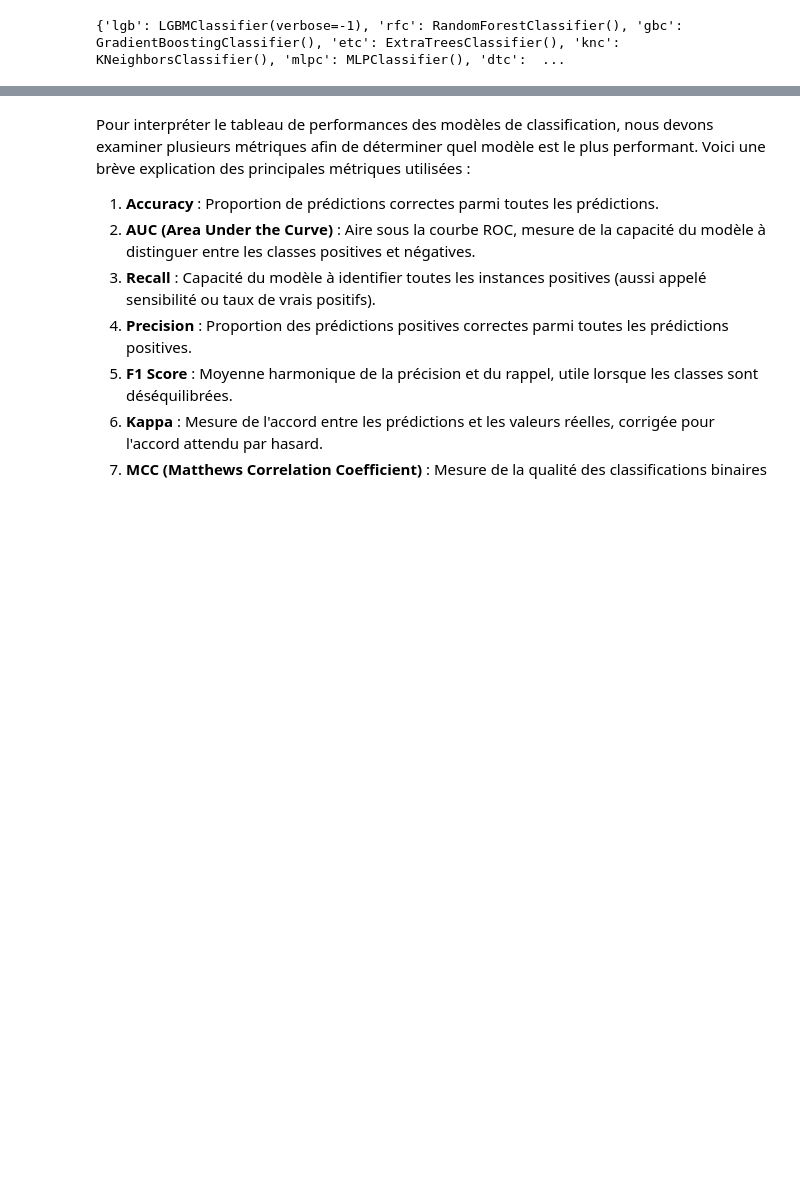
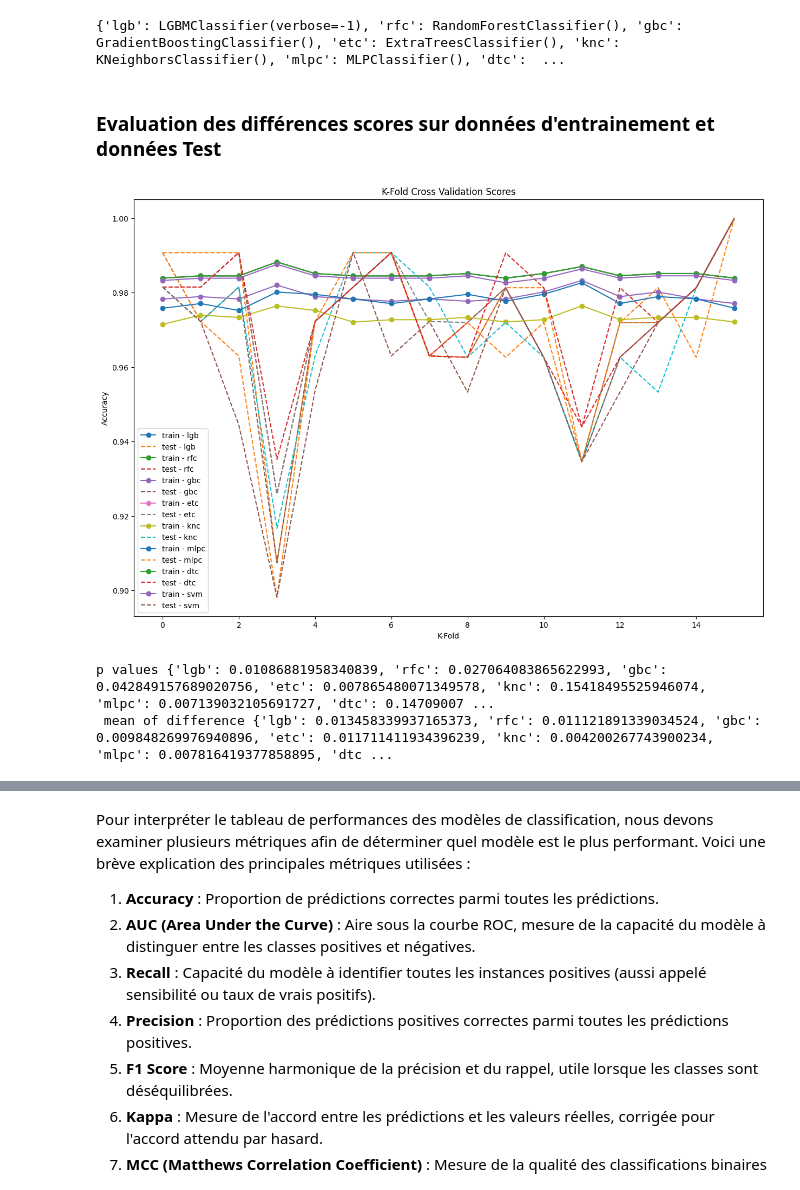
Before and after one commit to KokouNoe/muscoloskeletal_disorder_prediction, a Jupyter notebook: TMC_prediction.ipynb, the cells around one changed output, grey strips where cells are left out. Saved outputs shown, nothing was run; the diff lists cells and outputs as text; code cells hidden in the pictures; blank space fills up the shorter version.

```diff
--- a/TMC_prediction.ipynb
+++ b/TMC_prediction.ipynb
@@ -498,3 +503,5 @@ filtered_models = {name: model for name, model in models.items() if name in ['lg
 print(filtered_models)
 # %% [output]
 {'lgb': LGBMClassifier(verbose=-1), 'rfc': RandomForestClassifier(), 'gbc': GradientBoostingClassifier(), 'etc': ExtraTreesClassifier(), 'knc': KNeighborsClassifier(), 'mlpc': MLPClassifier(), 'dtc':  ...
+# %% [markdown]
+### Evaluation des différences scores sur données d'entrainement et données Test
@@ -500,0 +543,52 @@ print(filtered_models)
+# %%
+# les DataFrames trainframe_score et testframe_score ont les mêmes colonnes pour les variables
+variables = trainframe_score.columns
+# les DataFrames trainframe_score et testframe_score ont les mêmes colonnes pour les variables
+variables = trainframe_score.columns
+
+# Créer une figure pour les sous-graphes
+plt.figure(figsize=(15, 10))
+
+for var in variables:
+    plt.plot(trainframe_score[var],marker='o',linestyle='-', label=f'train - {var}')
+    plt.plot(testframe_score[var],linestyle='--', label=f'test - {var}')
+
+plt.title('K-Fold Cross Validation Scores')
+plt.xlabel('K-Fold')
+plt.ylabel('Accuracy')
+plt.legend()
+plt.show()
+
+# Créer une figure pour les sous-graphes
+plt.figure(figsize=(15, 10))
+
+for var in variables:
+    plt.plot(trainframe_score[var],marker='o',linestyle='-', label=f'train - {var}')
+    plt.plot(testframe_score[var],linestyle='--', label=f'test - {var}')
+
+plt.title('K-Fold Cross Validation Scores')
+plt.xlabel('K-Fold')
+plt.ylabel('Accuracy')
+plt.legend()
+plt.show()
+# %% [output]
+[figure, added]
+# %%
+from scipy import stats
+
+# Calculer les différences entre les variables correspondantes
+differences = trainframe_score - testframe_score
+
+# Initialiser un dictionnaire pour stocker les p-values et les moyennes des différences
+p_values = {}
+mean_difference={}
+# Effectuer le test de normalité sur chaque différence
+for var in differences.columns:
+    stat, p_value = stats.shapiro(differences[var])  # Utiliser Shapiro-Wilk pour les petits échantillons
+    p_values[var] = p_value
+    mean_difference[var]=differences[var].mean()
+
+print('p values',p_values,'\n mean of difference', mean_difference)
+# %% [output]
+p values {'lgb': 0.01086881958340839, 'rfc': 0.027064083865622993, 'gbc': 0.042849157689020756, 'etc': 0.007865480071349578, 'knc': 0.15418495525946074, 'mlpc': 0.007139032105691727, 'dtc': 0.14709007 ...
+ mean of difference {'lgb': 0.013458339937165373, 'rfc': 0.011121891339034524, 'gbc': 0.009848269976940896, 'etc': 0.011711411934396239, 'knc': 0.004200267743900234, 'mlpc': 0.007816419377858895, 'dtc ...
```
Also changed, not shown: parts of 28 cells of this notebook.
